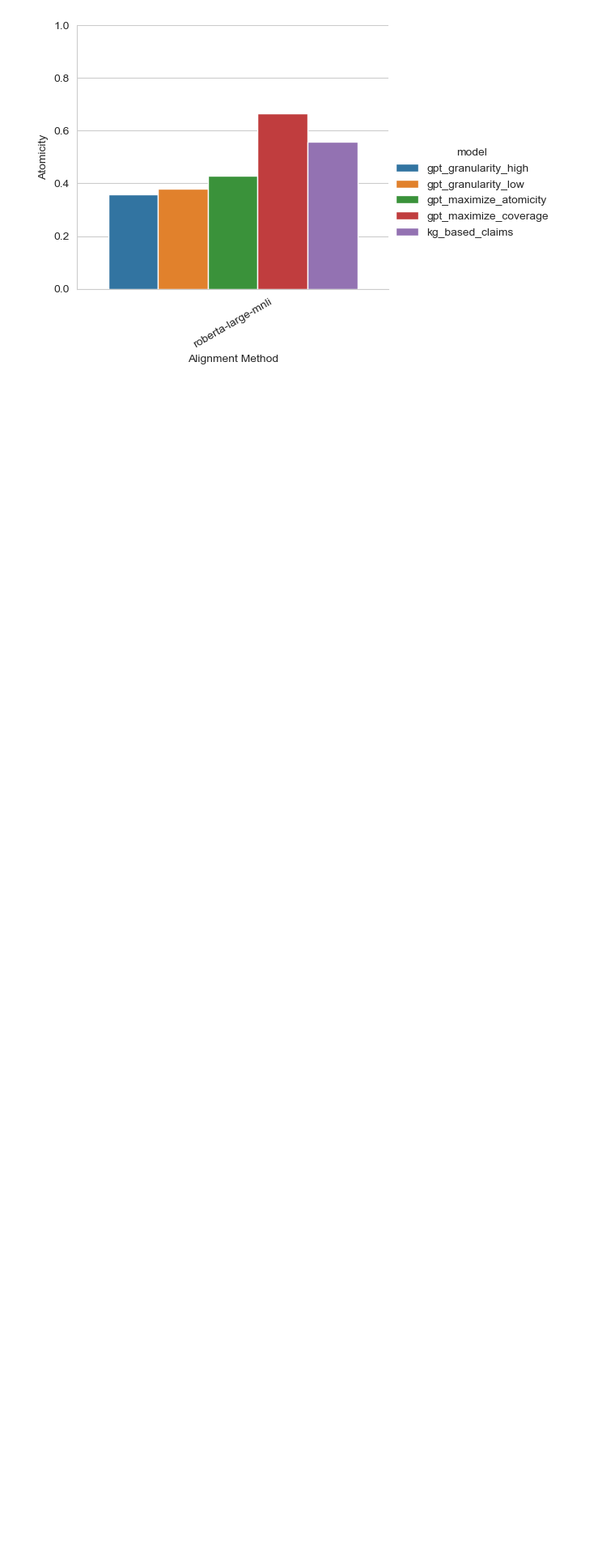
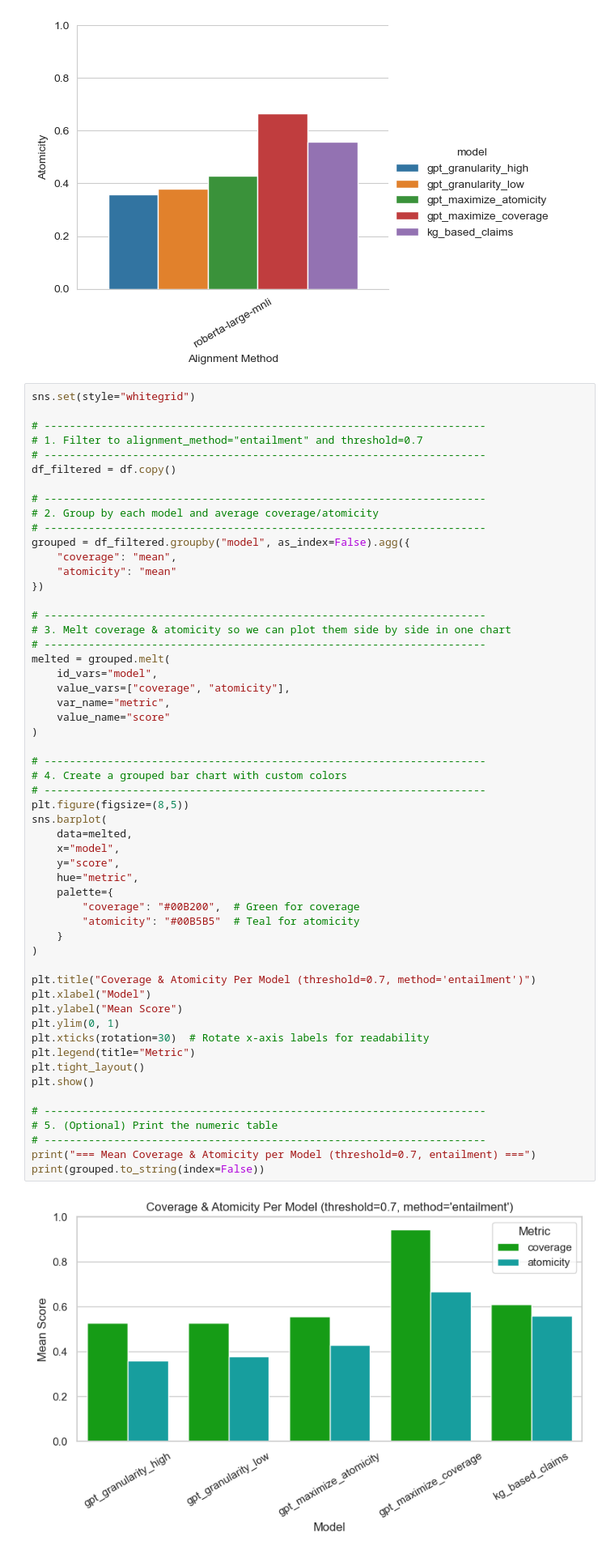
Before and after one commit to darizae/atomicity-and-coverage, a Jupyter notebook: src/notebooks/new_claims_analysis.ipynb, the cells around one changed output. Shown: that part at 81% size. Cells and saved outputs as stored; diff of their text form; blank space fills up the shorter version.

```diff
--- a/src/notebooks/new_claims_analysis.ipynb
+++ b/src/notebooks/new_claims_analysis.ipynb
@@ -140,3 +140,60 @@ g.set(ylim=(0, 1.0))
 plt.show()
 # %% [output]
 [figure]
+# %%
+sns.set(style="whitegrid")
+
+# ----------------------------------------------------------------------
+# 1. Filter to alignment_method="entailment" and threshold=0.7
+# ----------------------------------------------------------------------
+df_filtered = df.copy()
+
+# ----------------------------------------------------------------------
+# 2. Group by each model and average coverage/atomicity
+# ----------------------------------------------------------------------
+grouped = df_filtered.groupby("model", as_index=False).agg({
+    "coverage": "mean",
+    "atomicity": "mean"
+})
+
+# ----------------------------------------------------------------------
+# 3. Melt coverage & atomicity so we can plot them side by side in one chart
+# ----------------------------------------------------------------------
+melted = grouped.melt(
+    id_vars="model",
+    value_vars=["coverage", "atomicity"],
+    var_name="metric",
+    value_name="score"
+)
+
+# ----------------------------------------------------------------------
+# 4. Create a grouped bar chart with custom colors
+# ----------------------------------------------------------------------
+plt.figure(figsize=(8,5))
+sns.barplot(
+    data=melted,
+    x="model",
+    y="score",
+    hue="metric",
+    palette={
+        "coverage": "#00B200",  # Green for coverage
+        "atomicity": "#00B5B5"  # Teal for atomicity
+    }
+)
+
+plt.title("Coverage & Atomicity Per Model (threshold=0.7, method='entailment')")
+plt.xlabel("Model")
+plt.ylabel("Mean Score")
+plt.ylim(0, 1)
+plt.xticks(rotation=30)  # Rotate x-axis labels for readability
+plt.legend(title="Metric")
+plt.tight_layout()
+plt.show()
+
+# ----------------------------------------------------------------------
+# 5. (Optional) Print the numeric table
+# ----------------------------------------------------------------------
+print("=== Mean Coverage & Atomicity per Model (threshold=0.7, entailment) ===")
+print(grouped.to_string(index=False))
+# %% [output]
+[figure, added]
```
Also changed, not shown: parts of 1 cell of this notebook.
